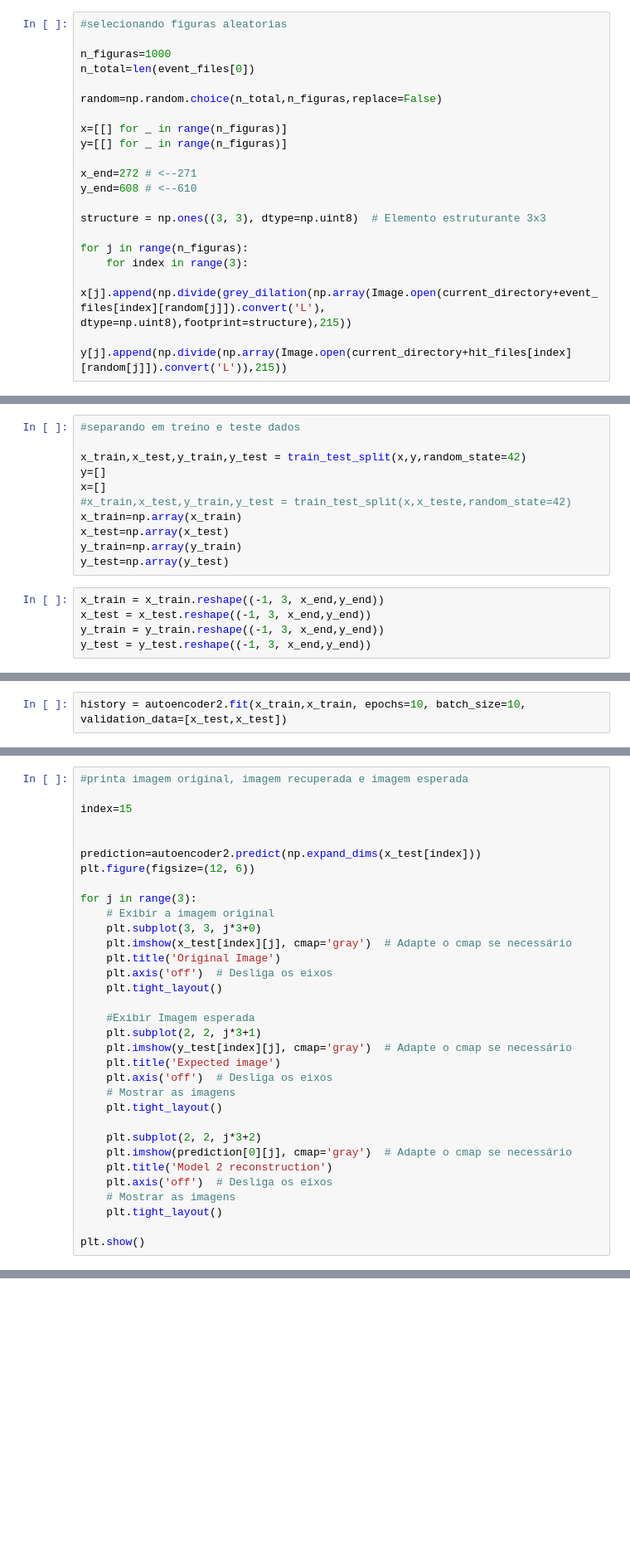
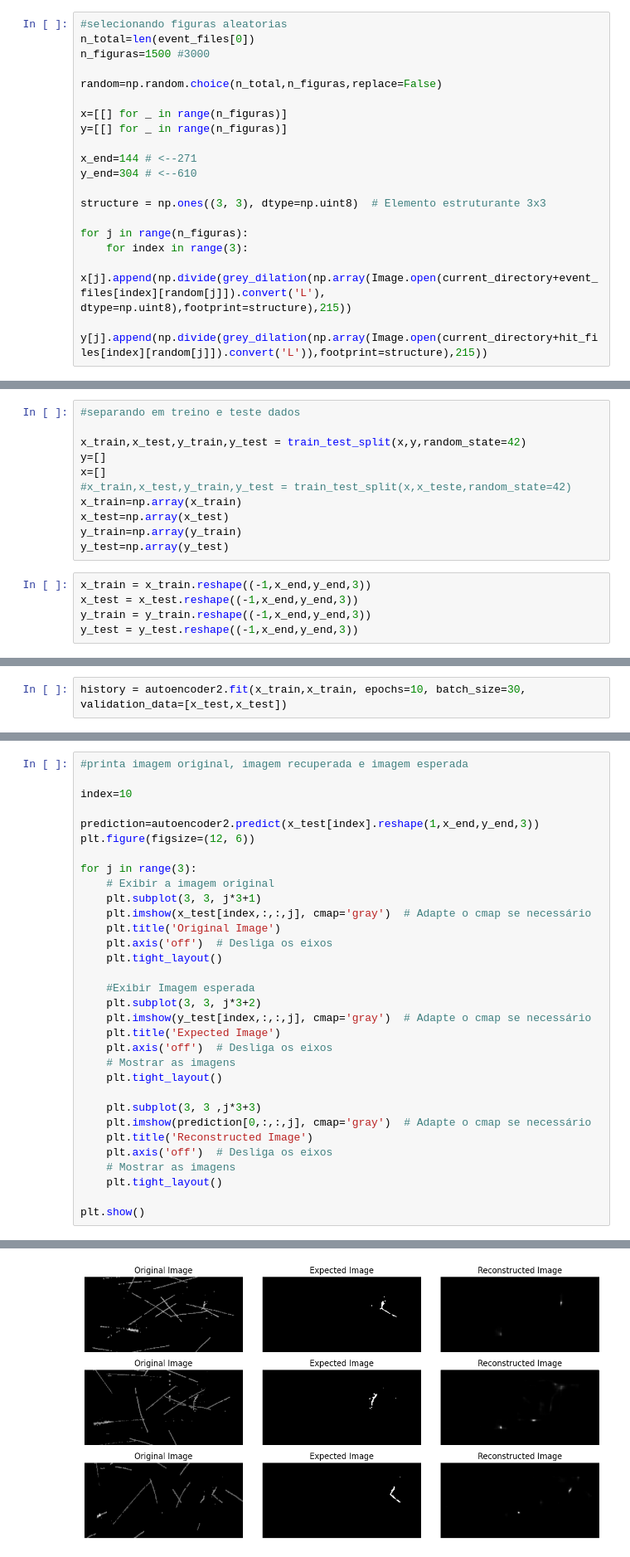
Before and after one commit to GBotogoske/machine_learning_2024, a Jupyter notebook: neutrino_figuras_3_imagens.ipynb, the cells around one changed output, grey strips where cells are left out. Shown: that part at 83% size. Cells and saved outputs as stored; diff of their text form; blank space fills up the shorter version.

```diff
--- a/neutrino_figuras_3_imagens.ipynb
+++ b/neutrino_figuras_3_imagens.ipynb
@@ -35,23 +31,22 @@ for i in range(3):
 # %%
 #selecionando figuras aleatorias
-
-n_figuras=1000
 n_total=len(event_files[0])
+n_figuras=1500 #3000
 
 random=np.random.choice(n_total,n_figuras,replace=False)
 
 x=[[] for _ in range(n_figuras)]
 y=[[] for _ in range(n_figuras)]
 
-x_end=272 # <--271
-y_end=608 # <--610
+x_end=144 # <--271
+y_end=304 # <--610
 
 structure = np.ones((3, 3), dtype=np.uint8)  # Elemento estruturante 3x3
 
 for j in range(n_figuras):
     for index in range(3):
         x[j].append(np.divide(grey_dilation(np.array(Image.open(current_directory+event_files[index][random[j]]).convert('L'), dtype=np.uint8),footprint=structure),215))
-        y[j].append(np.divide(np.array(Image.open(current_directory+hit_files[index][random[j]]).convert('L')),215))
+        y[j].append(np.divide(grey_dilation(np.array(Image.open(current_directory+hit_files[index][random[j]]).convert('L')),footprint=structure),215))
 # %%
 #deixando a saida binaria
 for j in range(n_figuras):
@@ -85,7 +98,7 @@ x_test=np.array(x_test)
 y_train=np.array(y_train)
 y_test=np.array(y_test)
 # %%
-x_train = x_train.reshape((-1, 3, x_end,y_end))
-x_test = x_test.reshape((-1, 3, x_end,y_end))
-y_train = y_train.reshape((-1, 3, x_end,y_end))
-y_test = y_test.reshape((-1, 3, x_end,y_end))
+x_train = x_train.reshape((-1,x_end,y_end,3))
+x_test = x_test.reshape((-1,x_end,y_end,3))
+y_train = y_train.reshape((-1,x_end,y_end,3))
+y_test = y_test.reshape((-1,x_end,y_end,3))
@@ -146,4 +164,4 @@ autoencoder2.compile(
 # %%
-history = autoencoder2.fit(x_train,x_train, epochs=10, batch_size=10, validation_data=[x_test,x_test])
+history = autoencoder2.fit(x_train,x_train, epochs=10, batch_size=30, validation_data=[x_test,x_test])
 # %% [output]
 Epoch 1/10
@@ -153,33 +187,33 @@ Epoch 2/10
 # %%
 #printa imagem original, imagem recuperada e imagem esperada
 
-index=15
+index=10
 
-
-prediction=autoencoder2.predict(np.expand_dims(x_test[index]))
+prediction=autoencoder2.predict(x_test[index].reshape(1,x_end,y_end,3))
 plt.figure(figsize=(12, 6))
 
 for j in range(3):
     # Exibir a imagem original
-    plt.subplot(3, 3, j*3+0)
-    plt.imshow(x_test[index][j], cmap='gray')  # Adapte o cmap se necessário
+    plt.subplot(3, 3, j*3+1)
+    plt.imshow(x_test[index,:,:,j], cmap='gray')  # Adapte o cmap se necessário
     plt.title('Original Image')
     plt.axis('off')  # Desliga os eixos
     plt.tight_layout()
 
     #Exibir Imagem esperada
-    plt.subplot(2, 2, j*3+1)
-    plt.imshow(y_test[index][j], cmap='gray')  # Adapte o cmap se necessário
-    plt.title('Expected image')
+    plt.subplot(3, 3, j*3+2)
+    plt.imshow(y_test[index,:,:,j], cmap='gray')  # Adapte o cmap se necessário
+    plt.title('Expected Image')
     plt.axis('off')  # Desliga os eixos
     # Mostrar as imagens
     plt.tight_layout()
 
-    plt.subplot(2, 2, j*3+2)
-    plt.imshow(prediction[0][j], cmap='gray')  # Adapte o cmap se necessário
-    plt.title('Model 2 reconstruction')
+    plt.subplot(3, 3 ,j*3+3)
+    plt.imshow(prediction[0,:,:,j], cmap='gray')  # Adapte o cmap se necessário
+    plt.title('Reconstructed Image')
     plt.axis('off')  # Desliga os eixos
     # Mostrar as imagens
     plt.tight_layout()
 
 plt.show()
+# %% [output]
@@ -185,0 +221 @@ plt.show()
+[figure, added]
```
Also changed, not shown: parts of 32 cells of this notebook.
